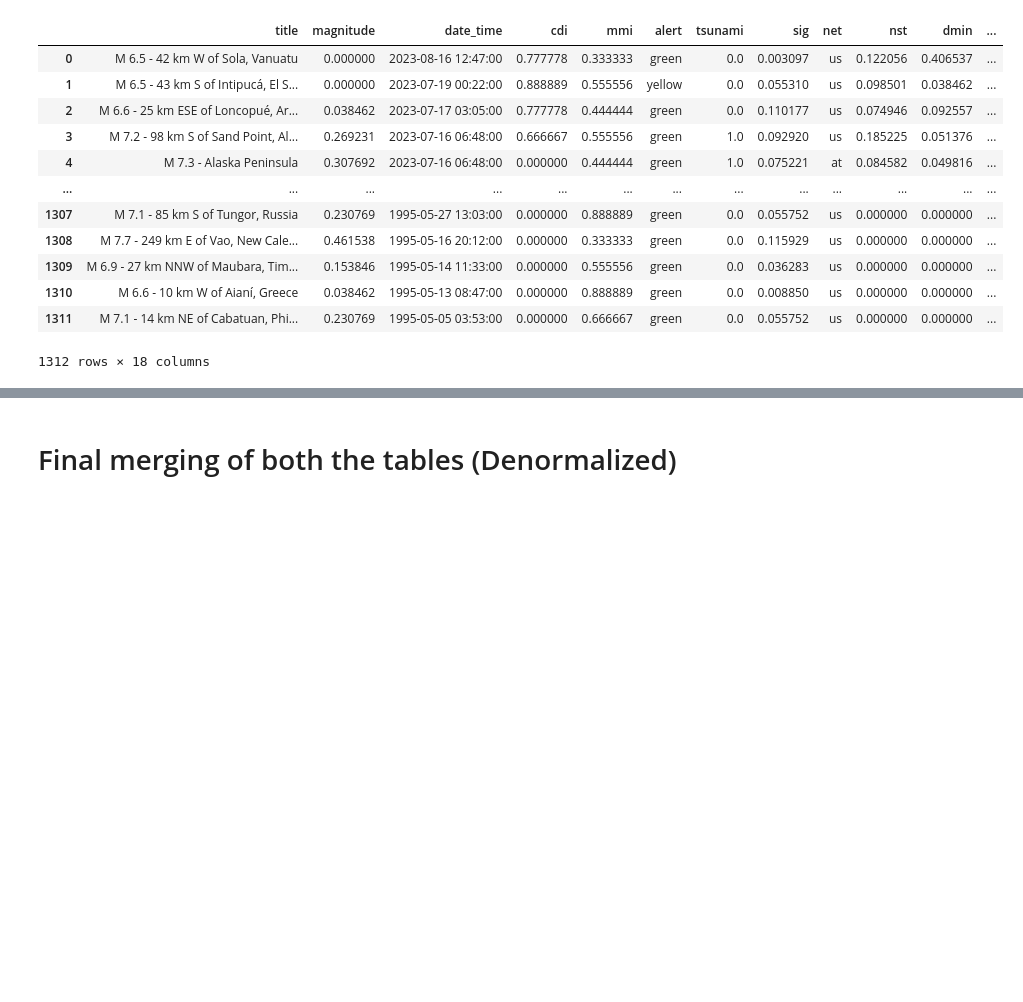
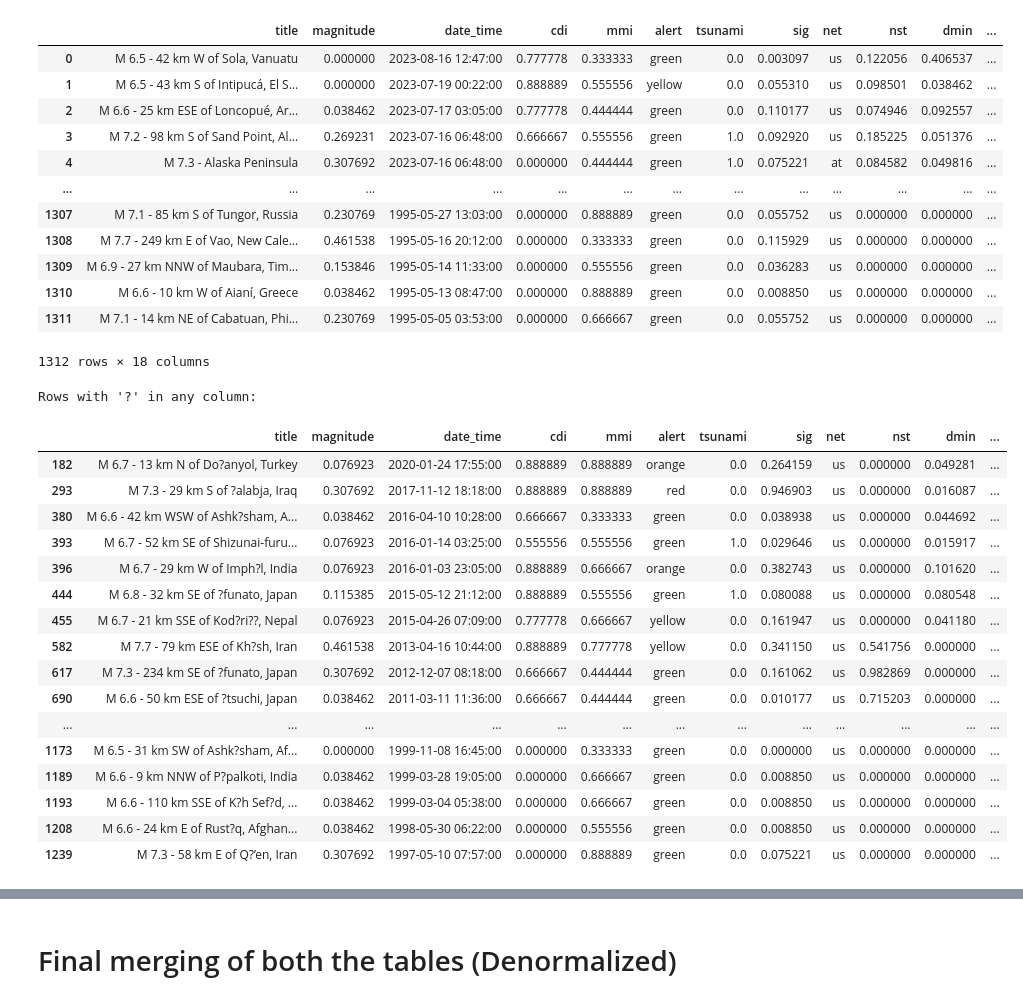
Before and after one commit to shivi13102/Earthquake_analysis, a Jupyter notebook: Cleaning_earthquake_Data.ipynb, the cells around one changed output, grey strips where cells are left out. Saved outputs shown, nothing was run; the diff lists cells and outputs as text; code cells hidden in the pictures; blank space fills up the shorter version.

```diff
--- a/Cleaning_earthquake_Data.ipynb
+++ b/Cleaning_earthquake_Data.ipynb
@@ -980,3 +980,28 @@ display(merged_df1)
 | 1310 | M 6.6 - 10 km W of Aianí, Greece | 0.038462 | 1995-05-13 08:47:00 | 0.000000 | 0.888889 | green | 0.0 | 0.008850 | us | 0.000000 | 0.000000 | ... |
 | 1311 | M 7.1 - 14 km NE of Cabatuan, Phi... | 0.230769 | 1995-05-05 03:53:00 | 0.000000 | 0.666667 | green | 0.0 | 0.055752 | us | 0.000000 | 0.000000 | ... |
 1312 rows × 18 columns
+# %%
+# Filter rows where any column contains '?'
+rows_with_question_mark = merged_df1[merged_df1.apply(lambda row: row.astype(str).str.contains(r'\?', na=False).any(), axis=1)]
+
+print("Rows with '?' in any column:")
+display(rows_with_question_mark)
+# %% [output]
+Rows with '?' in any column:
+|  | title | magnitude | date_time | cdi | mmi | alert | tsunami | sig | net | nst | dmin | ... |
+| 182 | M 6.7 - 13 km N of Do?anyol, Turkey | 0.076923 | 2020-01-24 17:55:00 | 0.888889 | 0.888889 | orange | 0.0 | 0.264159 | us | 0.000000 | 0.049281 | ... |
+| 293 | M 7.3 - 29 km S of ?alabja, Iraq | 0.307692 | 2017-11-12 18:18:00 | 0.888889 | 0.888889 | red | 0.0 | 0.946903 | us | 0.000000 | 0.016087 | ... |
+| 380 | M 6.6 - 42 km WSW of Ashk?sham, A... | 0.038462 | 2016-04-10 10:28:00 | 0.666667 | 0.333333 | green | 0.0 | 0.038938 | us | 0.000000 | 0.044692 | ... |
+| 393 | M 6.7 - 52 km SE of Shizunai-furu... | 0.076923 | 2016-01-14 03:25:00 | 0.555556 | 0.555556 | green | 1.0 | 0.029646 | us | 0.000000 | 0.015917 | ... |
+| 396 | M 6.7 - 29 km W of Imph?l, India | 0.076923 | 2016-01-03 23:05:00 | 0.888889 | 0.666667 | orange | 0.0 | 0.382743 | us | 0.000000 | 0.101620 | ... |
+| 444 | M 6.8 - 32 km SE of ?funato, Japan | 0.115385 | 2015-05-12 21:12:00 | 0.888889 | 0.555556 | green | 1.0 | 0.080088 | us | 0.000000 | 0.080548 | ... |
+| 455 | M 6.7 - 21 km SSE of Kod?ri??, Nepal | 0.076923 | 2015-04-26 07:09:00 | 0.777778 | 0.666667 | yellow | 0.0 | 0.161947 | us | 0.000000 | 0.041180 | ... |
+| 582 | M 7.7 - 79 km ESE of Kh?sh, Iran | 0.461538 | 2013-04-16 10:44:00 | 0.888889 | 0.777778 | yellow | 0.0 | 0.341150 | us | 0.541756 | 0.000000 | ... |
+| 617 | M 7.3 - 234 km SE of ?funato, Japan | 0.307692 | 2012-12-07 08:18:00 | 0.666667 | 0.444444 | green | 0.0 | 0.161062 | us | 0.982869 | 0.000000 | ... |
+| 690 | M 6.6 - 50 km ESE of ?tsuchi, Japan | 0.038462 | 2011-03-11 11:36:00 | 0.666667 | 0.444444 | green | 0.0 | 0.010177 | us | 0.715203 | 0.000000 | ... |
+| ... | ... | ... | ... | ... | ... | ... | ... | ... | ... | ... | ... | ... |
+| 1173 | M 6.5 - 31 km SW of Ashk?sham, Af... | 0.000000 | 1999-11-08 16:45:00 | 0.000000 | 0.333333 | green | 0.0 | 0.000000 | us | 0.000000 | 0.000000 | ... |
+| 1189 | M 6.6 - 9 km NNW of P?palkoti, India | 0.038462 | 1999-03-28 19:05:00 | 0.000000 | 0.666667 | green | 0.0 | 0.008850 | us | 0.000000 | 0.000000 | ... |
+| 1193 | M 6.6 - 110 km SSE of K?h Sef?d, ... | 0.038462 | 1999-03-04 05:38:00 | 0.000000 | 0.666667 | green | 0.0 | 0.008850 | us | 0.000000 | 0.000000 | ... |
+| 1208 | M 6.6 - 24 km E of Rust?q, Afghan... | 0.038462 | 1998-05-30 06:22:00 | 0.000000 | 0.555556 | green | 0.0 | 0.008850 | us | 0.000000 | 0.000000 | ... |
+| 1239 | M 7.3 - 58 km E of Q?’en, Iran | 0.307692 | 1997-05-10 07:57:00 | 0.000000 | 0.888889 | green | 0.0 | 0.075221 | us | 0.000000 | 0.000000 | ... |
```
Also changed, not shown: parts of 3 cells of this notebook.
